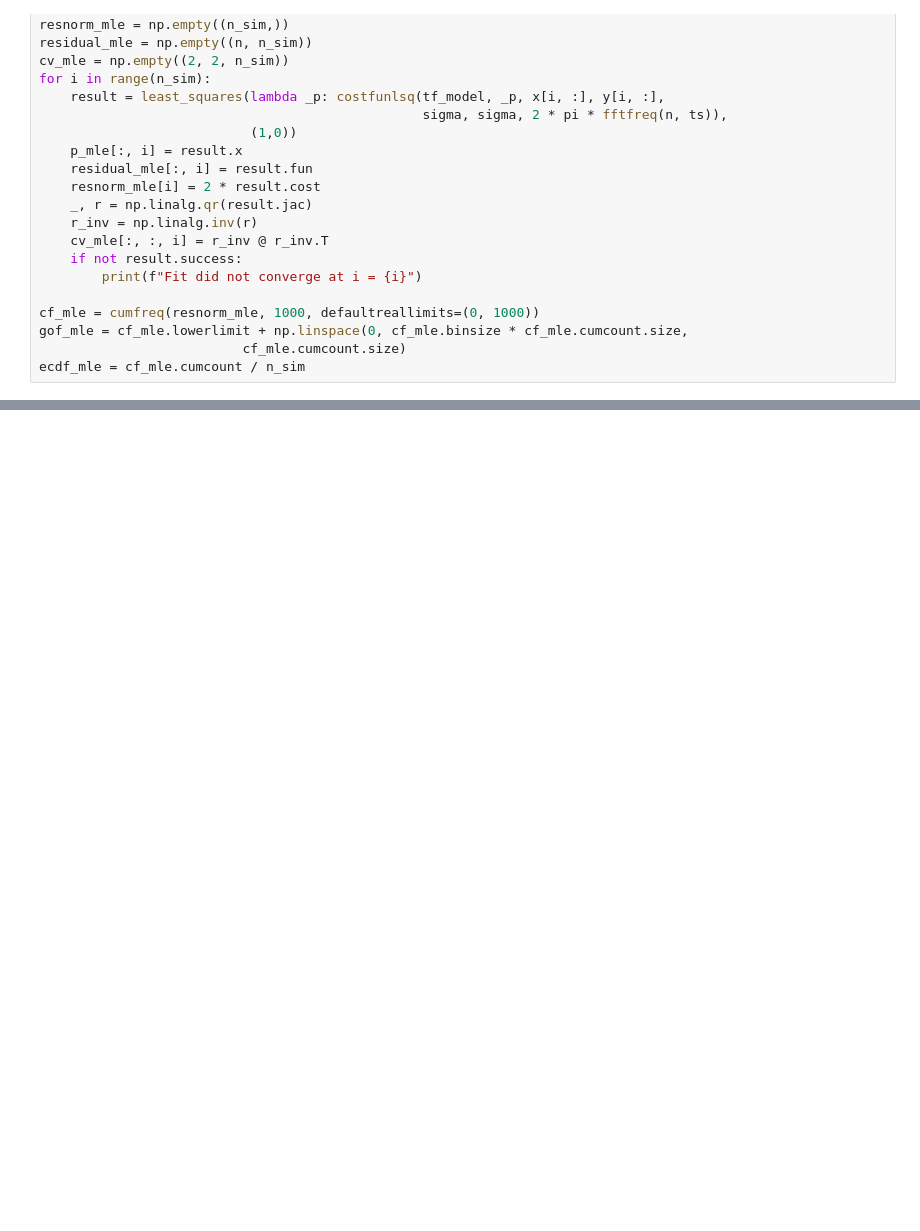
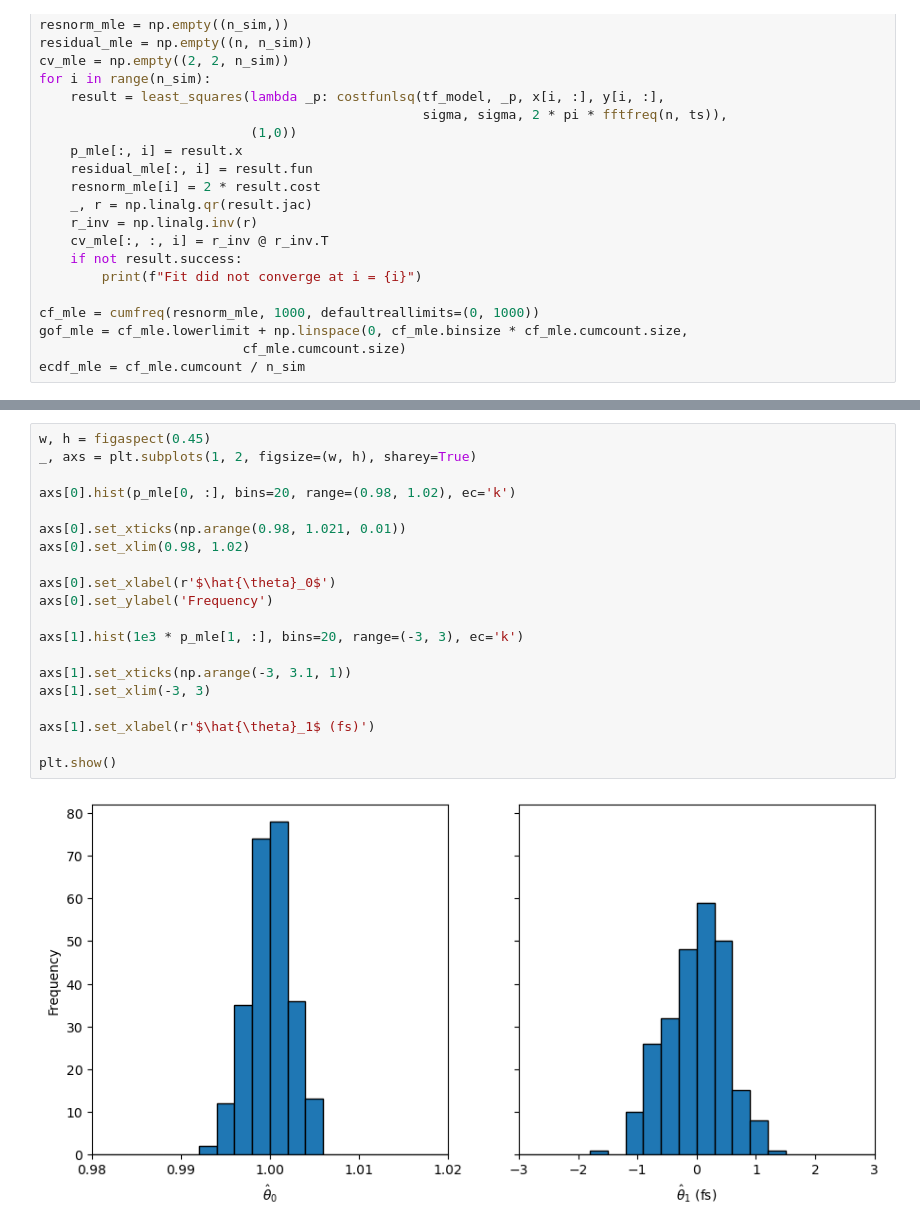
Before and after one commit to dodge-research-group/thztools, a Jupyter notebook: examples/simulation-example.ipynb, the cells around one changed output, grey strips where cells are left out. Saved outputs shown, nothing was run; the diff lists cells and outputs as text; blank space fills up the shorter version.

```diff
--- a/examples/simulation-example.ipynb
+++ b/examples/simulation-example.ipynb
@@ -391,0 +416,22 @@ plt.show()
+# %%
+w, h = figaspect(0.45)
+_, axs = plt.subplots(1, 2, figsize=(w, h), sharey=True)
+
+axs[0].hist(p_mle[0, :], bins=20, range=(0.98, 1.02), ec='k')
+
+axs[0].set_xticks(np.arange(0.98, 1.021, 0.01))
+axs[0].set_xlim(0.98, 1.02)
+
+axs[0].set_xlabel(r'$\hat{\theta}_0$')
+axs[0].set_ylabel('Frequency')
+
+axs[1].hist(1e3 * p_mle[1, :], bins=20, range=(-3, 3), ec='k')
+
+axs[1].set_xticks(np.arange(-3, 3.1, 1))
+axs[1].set_xlim(-3, 3)
+
+axs[1].set_xlabel(r'$\hat{\theta}_1$ (fs)')
+
+plt.show()
+# %% [output]
+[figure, added]
```
Also changed, not shown: parts of 3 cells of this notebook.
